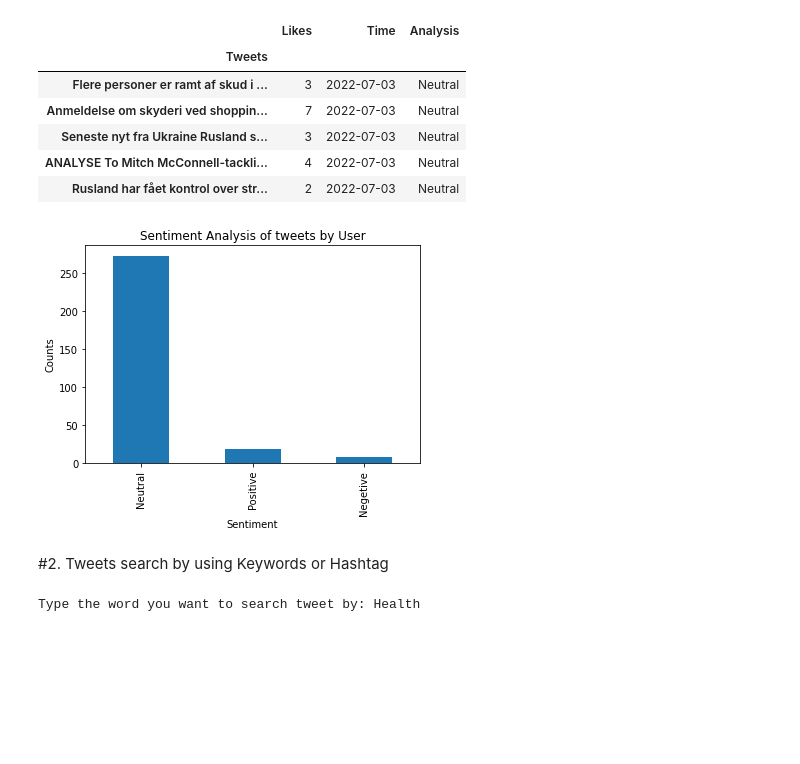
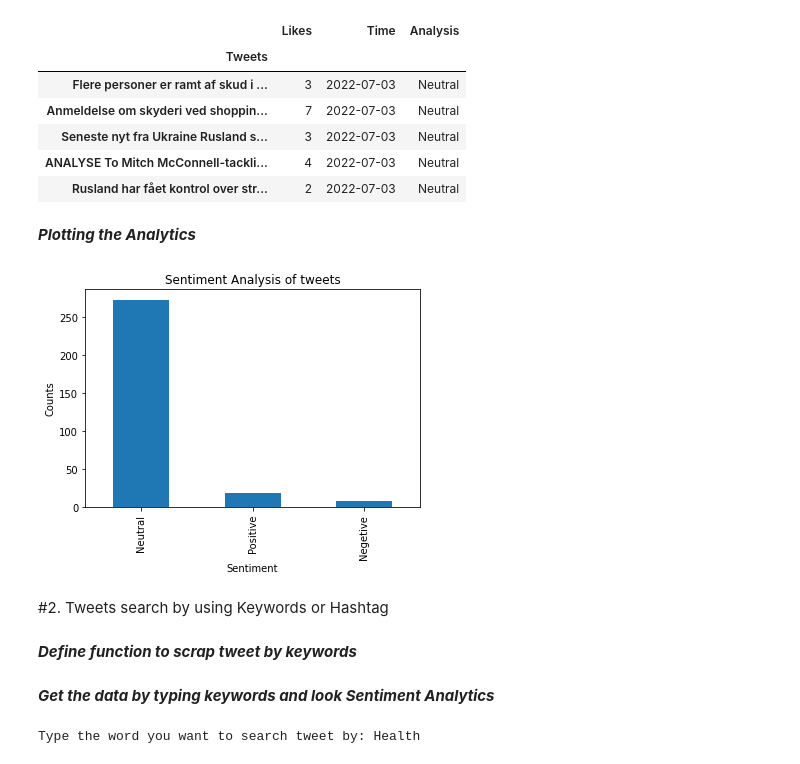
Before and after one commit to mrchapagain/SocialNetworkAnalytics, a Jupyter notebook: TwiteerDataAnalytics.ipynb, the cells around one changed output. Cells and saved outputs as stored; diff of their text form; code cells hidden in the pictures; blank space fills up the shorter version.

```diff
--- a/TwiteerDataAnalytics.ipynb
+++ b/TwiteerDataAnalytics.ipynb
@@ -148,17 +153,24 @@ df_sentiment[['Likes', 'Time', 'Analysis']].head()
 | Seneste nyt fra Ukraine Rusland s... | 3 | 2022-07-03 | Neutral |
 | ANALYSE To Mitch McConnell-tackli... | 4 | 2022-07-03 | Neutral |
 | Rusland har fået kontrol over str... | 2 | 2022-07-03 | Neutral |
+# %% [markdown]
+***Plotting the Analytics***
 # %%
 # Plot and visualize the counts
-plt.title('Sentiment Analysis of tweets by {}'.format(df.columns[3]))
-plt.xlabel('Sentiment')
-plt.ylabel('Counts')
-df['Analysis'].value_counts().plot(kind='bar')
-plt.show()
+def sentiment_plot(df):
+  plt.title('Sentiment Analysis of tweets')
+  plt.xlabel('Sentiment')
+  plt.ylabel('Counts')
+  df['Analysis'].value_counts().plot(kind='bar')
+  plt.show()
-# %% [output]
-[figure, removed]
+# %%
+sentiment_plot(df_sentiment)
+# %% [output]
+[figure, added]
 # %% [markdown]
 #2.  Tweets search by using Keywords or Hashtag
+# %% [markdown]
+***Define function to scrap tweet by keywords***
 # %%
 # Obtaining tweet using keywords or Hastag
 def tweets_by_keywords(keywords):
@@ -174,6 +186,8 @@ def tweets_by_keywords(keywords):
   df= pd.DataFrame(tweets, columns=columns)
   df['Time']=df['Time'].apply(lambda x: x.strftime('%Y-%m-%d'))
   return df
+# %% [markdown]
+***Get the data by typing keywords and look Sentiment Analytics***
 # %%
 keywords=input('Type the word you want to search tweet by: ')
 df_keywords= tweets_by_keywords(keywords)
```
Also changed, not shown: parts of 8 cells of this notebook.
